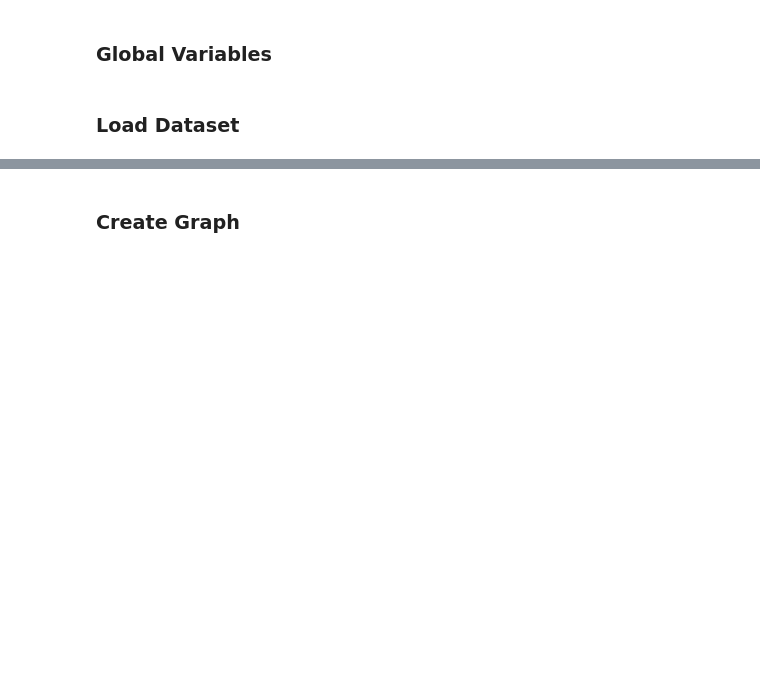
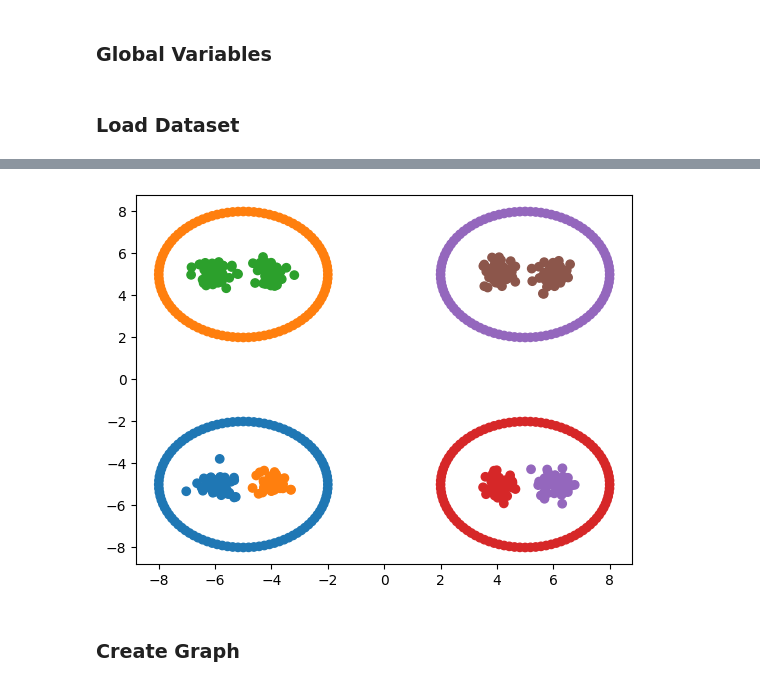
Before and after one commit to gvardakas/global-kernel-k-means-pp, a Jupyter notebook: Kernel k-means.ipynb, the cells around one changed output, grey strips where cells are left out. Saved outputs shown, nothing was run; the diff lists cells and outputs as text; code cells hidden in the pictures; blank space fills up the shorter version.

```diff
--- a/Kernel k-means.ipynb
+++ b/Kernel k-means.ipynb
@@ -33,0 +104,75 @@ kernel_matrix = pairwise_kernels(X, X, metric='rbf', gamma=1)
+# %%
+import numpy as np
+import matplotlib.pyplot as plt
+from matplotlib.colors import ListedColormap
+from sklearn.metrics.pairwise import pairwise_kernels
+import copy
+
+class Rings:
+    def __init__(self, colors, seed=42):
+        self.colors = colors
+        self.seed = seed
+        np.random.seed(self.seed)
+
+    def plot(self, X, labels_):
+        plt.scatter(X[:, 0], X[:, 1], c=labels_, cmap=ListedColormap(self.colors))
+        plt.show()
+
+    def generate_circle(self, n_samples, radius, noise):
+        angles = np.linspace(0, 2 * np.pi, n_samples, endpoint=False)
+        X = np.c_[radius * np.cos(angles), radius * np.sin(angles)]
+        X += noise * np.random.randn(n_samples, 2)
+        return X
+
+    def generate_gaussians(self, n_samples, means, cov, labels):
+        X = np.vstack([np.random.multivariate_normal(mean, cov, n_samples) for mean in means])
+        y = np.hstack([[label]*n_samples for label in labels])
+        return X, y
+
+    def make_multiple_rings_with_gaussians(self, centers_coordinates, n_samples=100, radius=10, noise=0.05, gaussian_samples=50):
+        X_list, y_list = [], []
+        label_offset = 0
+
+        for center_coordinates in centers_coordinates:
+            # Generate ring
+            X_ring = self.generate_circle(n_samples, radius, noise)
+            y_ring = np.full(X_ring.shape[0], label_offset)  # Label for the ring
+            X_ring = self.move_rings(center_coordinates, X_ring)
+            X_list.append(X_ring)
+            y_list.append(y_ring)
+
+            # Generate 2 Gaussians inside the ring
+            gaussians_X, gaussians_y = self.generate_gaussians(
+                gaussian_samples,
+                means=[(center_coordinates[0] - 1, center_coordinates[1]),
+                       (center_coordinates[0] + 1, center_coordinates[1])],  # Centered near the ring's center
+                cov=[[0.1, 0], [0, 0.1]],  # Covariance matrix
+                labels=[label_offset + 1, label_offset + 2]  # Unique labels for Gaussians
+            )
+
+            X_list.append(gaussians_X)
+            y_list.append(gaussians_y)
+
+            label_offset = label_offset + 3
+        # Concatenate all parts
+        X = np.concatenate(X_list)
+        y = np.concatenate(y_list)
+
+        self.plot(X, y)
+        return X, y
+
+    def move_rings(self, center_coordinates, X):
+        X[:, 0] += center_coordinates[0]
+        X[:, 1] += center_coordinates[1]
+        return X
+
+# Usage example
+colors = ['#1f77b4', '#ff7f0e', '#2ca02c', '#d62728', '#9467bd', '#8c564b']
+rings = Rings(colors)
+centers_coordinates = [(-5, -5), (-5, 5), (5, -5), (5, 5)]
+X, y = rings.make_multiple_rings_with_gaussians(centers_coordinates, n_samples=100, radius=3, noise=0.0, gaussian_samples=50)
+
+K = 3 * len(centers_coordinates)
+kernel_matrix = pairwise_kernels(X, X, metric='rbf', gamma=0.5)
+# %% [output]
+[figure, added]
```
Also changed, not shown: parts of 7 cells of this notebook, 1 other file.
